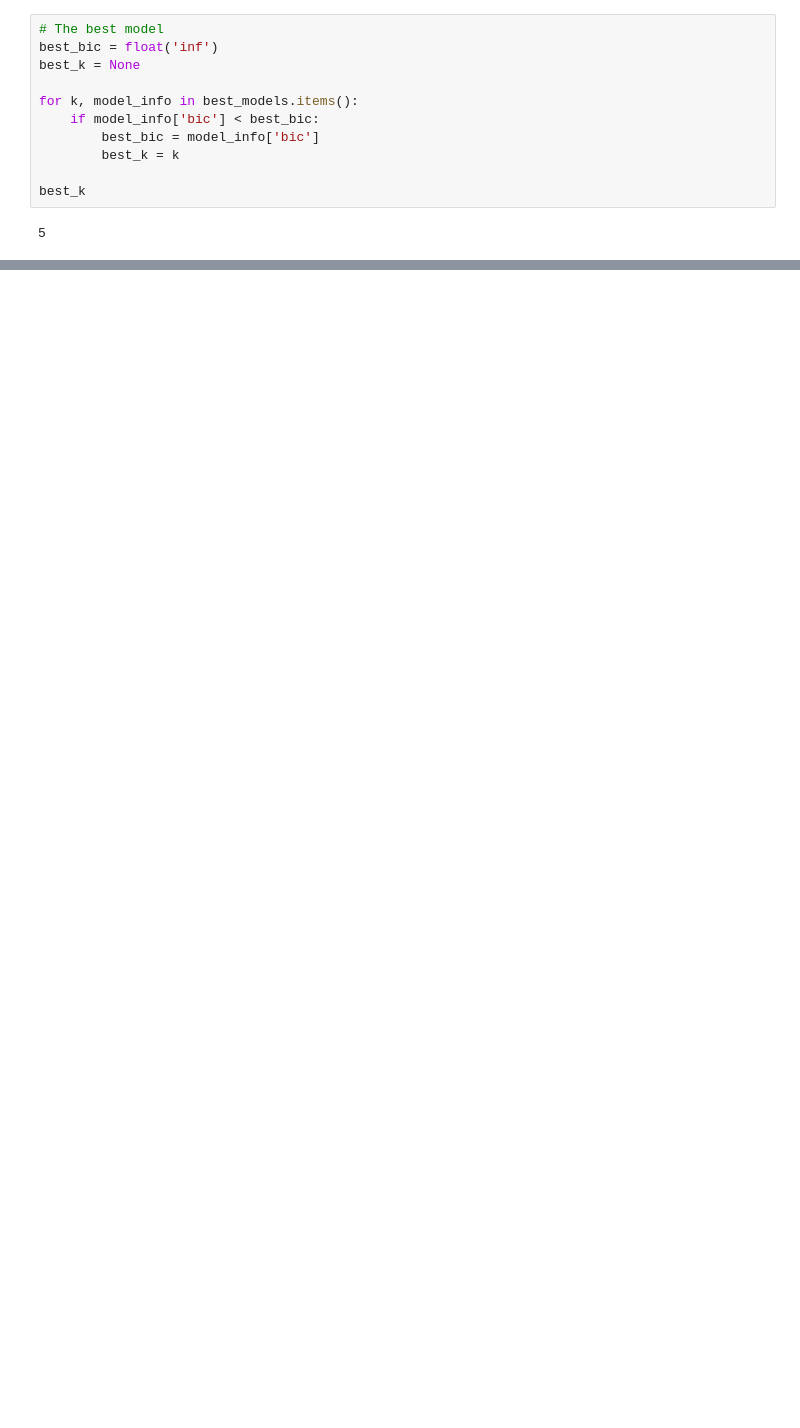
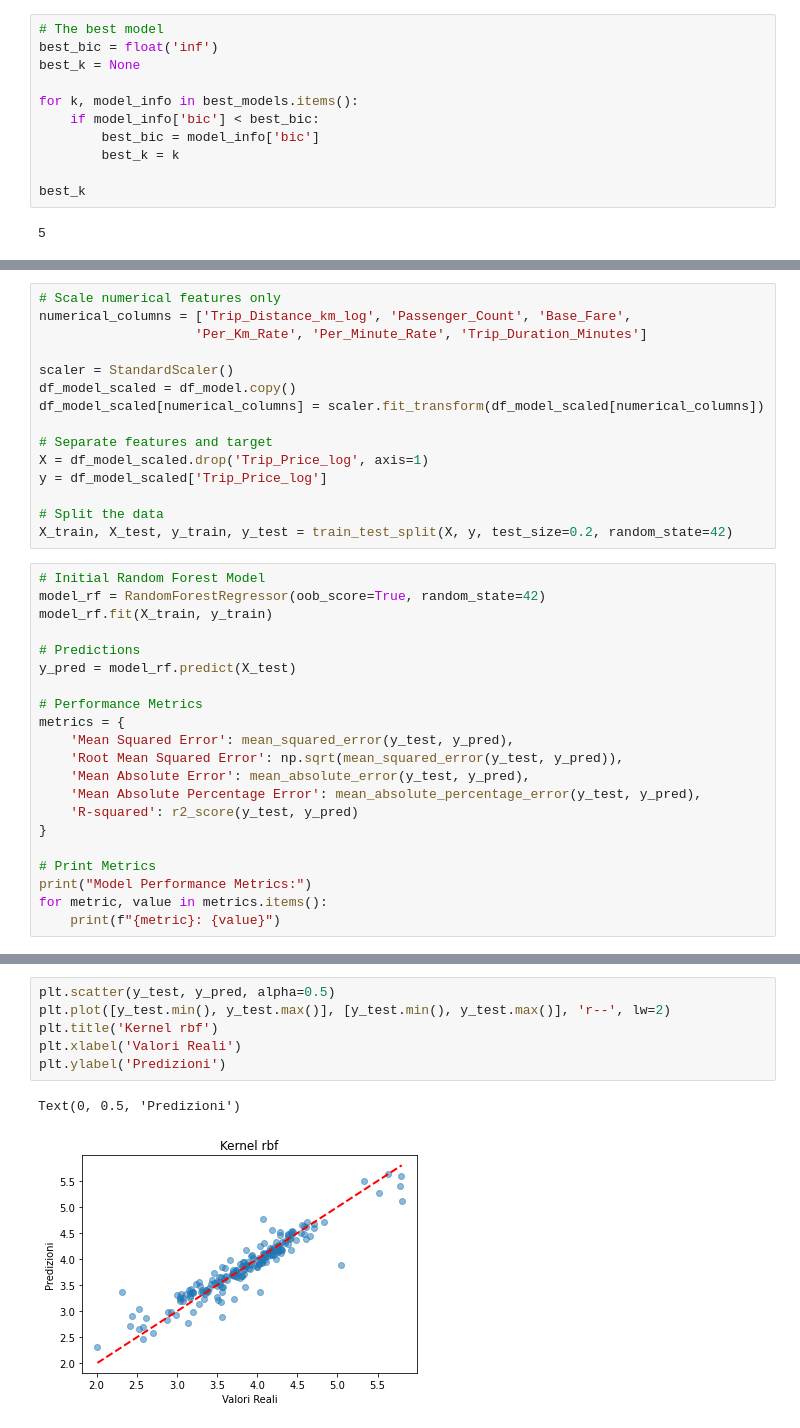
Before and after one commit to fravasta/Prediction-of-Taxi-fares, a Jupyter notebook: prediction_models.ipynb, the cells around one changed output, grey strips where cells are left out. Drawn from its saved outputs; the diff is of its cells as text; blank space fills up the shorter version.

```diff
--- a/prediction_models.ipynb
+++ b/prediction_models.ipynb
@@ -439,0 +639,36 @@ best_k
+# %%
+# Scale numerical features only
+numerical_columns = ['Trip_Distance_km_log', 'Passenger_Count', 'Base_Fare',
+                    'Per_Km_Rate', 'Per_Minute_Rate', 'Trip_Duration_Minutes']
+
+scaler = StandardScaler()
+df_model_scaled = df_model.copy()
+df_model_scaled[numerical_columns] = scaler.fit_transform(df_model_scaled[numerical_columns])
+
+# Separate features and target
+X = df_model_scaled.drop('Trip_Price_log', axis=1)
+y = df_model_scaled['Trip_Price_log']
+
+# Split the data
+X_train, X_test, y_train, y_test = train_test_split(X, y, test_size=0.2, random_state=42)
+# %%
+# Initial Random Forest Model
+model_rf = RandomForestRegressor(oob_score=True, random_state=42)
+model_rf.fit(X_train, y_train)
+
+# Predictions
+y_pred = model_rf.predict(X_test)
+
+# Performance Metrics
+metrics = {
+    'Mean Squared Error': mean_squared_error(y_test, y_pred),
+    'Root Mean Squared Error': np.sqrt(mean_squared_error(y_test, y_pred)),
+    'Mean Absolute Error': mean_absolute_error(y_test, y_pred),
+    'Mean Absolute Percentage Error': mean_absolute_percentage_error(y_test, y_pred),
+    'R-squared': r2_score(y_test, y_pred)
+}
+
+# Print Metrics
+print("Model Performance Metrics:")
+for metric, value in metrics.items():
+    print(f"{metric}: {value}")
@@ -439,0 +700,9 @@ best_k
+# %%
+plt.scatter(y_test, y_pred, alpha=0.5)
+plt.plot([y_test.min(), y_test.max()], [y_test.min(), y_test.max()], 'r--', lw=2)
+plt.title('Kernel rbf')
+plt.xlabel('Valori Reali')
+plt.ylabel('Predizioni')
+# %% [output]
+Text(0, 0.5, 'Predizioni')
+[figure, added]
```
Also changed, not shown: parts of 23 cells of this notebook.
